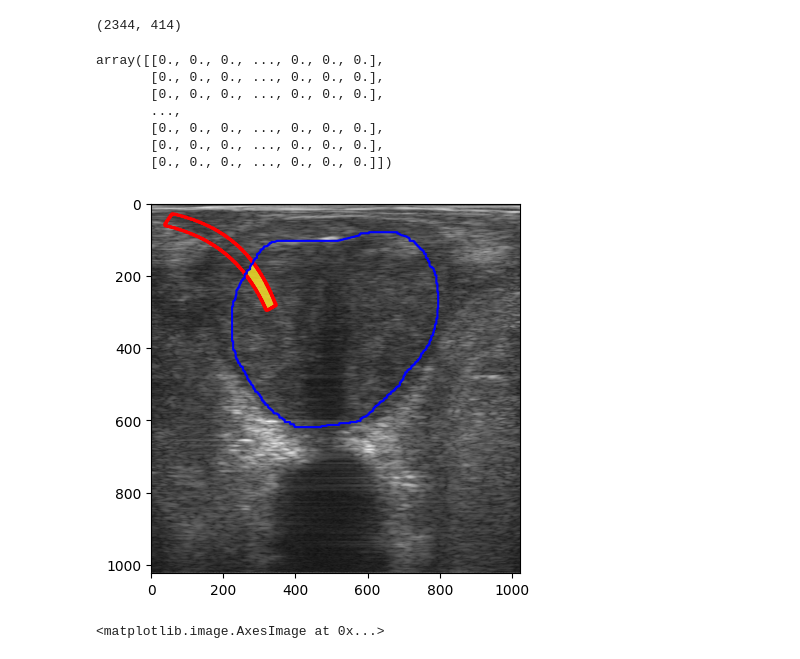
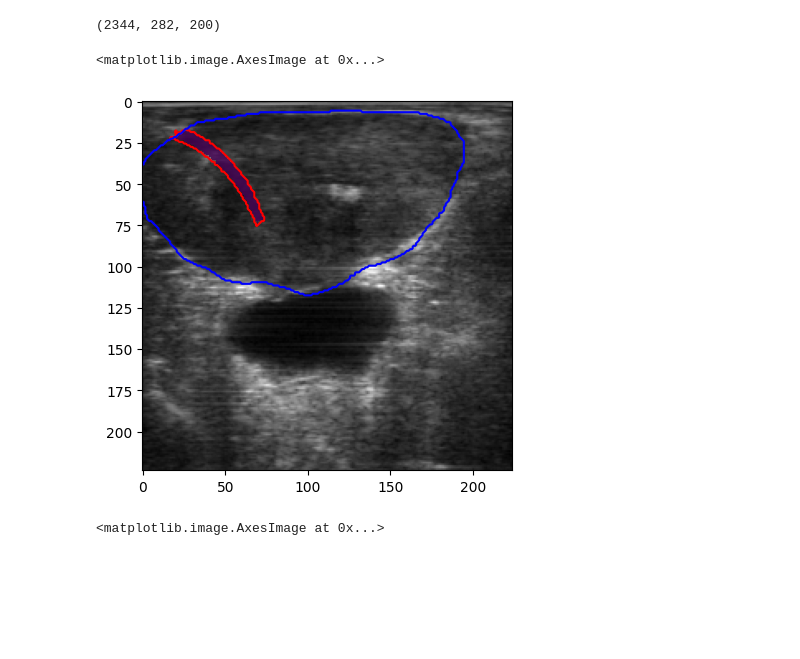
Before and after one commit to mharmanani/cinepro, a Jupyter notebook: explore_bk.ipynb, the cells around one changed output. Drawn from its saved outputs; the diff is of its cells as text; code cells hidden in the pictures; blank space fills up the shorter version.

```diff
--- a/explore_bk.ipynb
+++ b/explore_bk.ipynb
@@ -88,41 +72,30 @@ def make_analytical(x):
-# %%
-p11_core9 = np.load(f'{DATA_DIR_ROOT_MAIN}/npy/Patient11/Core9_roi.npy')
-p11_core9.shape
-# %% [output]
-(2344, 414)
 # %%
-p11_core9_roi = np.load(f'{DATA_DIR_ROOT_MAIN}/npy/Patient11/Core9_roi.npy')
-p11_core9_wp = np.load(f'{DATA_DIR_ROOT_MAIN}/npy/Patient11/Core9_wp.npy')
-p11_core9 = np.load(f'{DATA_DIR_ROOT_MAIN}/npy/Patient11/Core9_rf_whole_200.npy')
+p11_core9_roi = np.load(f'{DATA_DIR_ROOT_MAIN}/pat186_cor3_needle.npy')
+p11_core9_wp = np.load(f'{DATA_DIR_ROOT_MAIN}/pat186_cor3_prostate.npy')
+p11_core9 = np.load(f'{DATA_DIR_ROOT_MAIN}/pat186_cor3_rf.npy')
-# %%
-wp_1024*roi_1024
-# %% [output]
-array([[0., 0., 0., ..., 0., 0., 0.],
-       [0., 0., 0., ..., 0., 0., 0.],
-       [0., 0., 0., ..., 0., 0., 0.],
-       ...,
-       [0., 0., 0., ..., 0., 0., 0.],
-       [0., 0., 0., ..., 0., 0., 0.],
-       [0., 0., 0., ..., 0., 0., 0.]])
+# %%
+p11_core9.shape
+# %% [output]
+(2344, 282, 200)
 # %%
 from skimage.transform import rescale, resize, downscale_local_mean
+from matplotlib import pyplot as plt
 
-bmode_1024 = resize(bmode, (1024, 1024))
-roi_1024 = resize(p11_core9_roi, (1024, 1024))
-wp_1024 = resize(p11_core9_wp, (1024, 1024))
+#p11_core9_bmode = make_analytical(p11_core9.mean(axis=-1))
+p11_core9_bmode =  make_analytical(p11_core9[:, :, -1])
 
-masked = roi_1024*wp_1024
+bmode_1024 = resize(p11_core9_bmode, (224, 224))
+roi_1024 = resize(p11_core9_roi, (224, 224))
+wp_1024 = resize(p11_core9_wp, (224, 224))
+masked = roi_1024 * wp_1024
 
 plt.imshow(bmode_1024, cmap='gray')
 plt.contour(roi_1024,  colors='r')
 plt.contour(wp_1024,  colors='b')
 plt.imshow(np.ma.masked_where(masked == 0, masked), alpha=0.8)#, cmap='jet')
-
-roi = make_analytical(p11_core9_roi)
-
-#plt.imshow(roi_1024 * bmode_1024, cmap='gray')
 # %% [output]
+<matplotlib.image.AxesImage at 0x...>
-[figure, old version]
+[figure, new version]
 # %%
 plt.imshow(p11_core9[0], cmap='gray')
 # %% [output]
```
Also changed, not shown: parts of 14 cells of this notebook, 12 other files.
